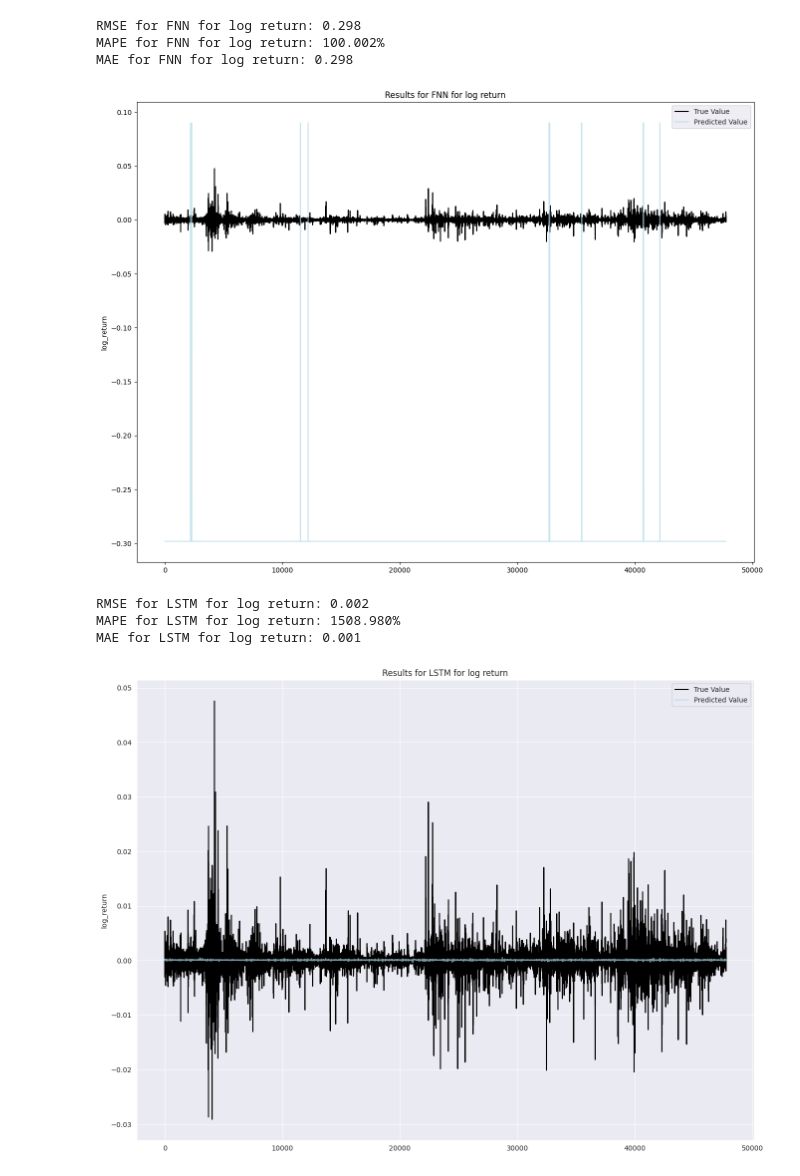
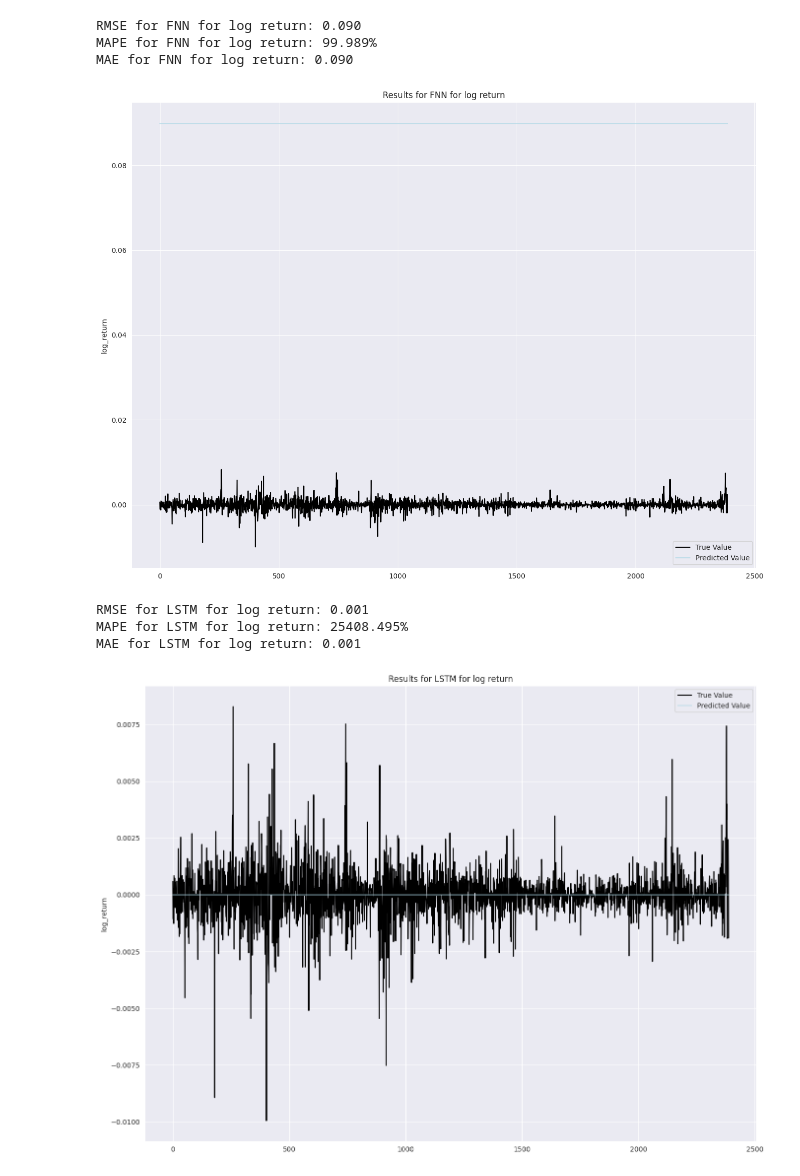
Before and after one commit to Nakinamo/Bitcoin-Price-Prediction, a Jupyter notebook: notebook886786a93d.ipynb, the cells around one changed output. Drawn from its saved outputs; the diff is of its cells as text; code cells hidden in the pictures.

```diff
--- a/notebook886786a93d.ipynb
+++ b/notebook886786a93d.ipynb
@@ -395,0 +359,4 @@ results = pd.DataFrame()
+# %%
+gru_sw = SlidingWindowForecast().setModel(gru)
+clear_output()
+results = CountSlidingWindowResult(X_test, y_test, results, gru_sw, 'GRU with sliding window for log return')
@@ -395,0 +368,4 @@ results = pd.DataFrame()
+# %%
+lstm_sw = SlidingWindowForecast().setModel(lstm)
+clear_output()
+results = CountSlidingWindowResult(X_test, y_test, results, lstm_sw, 'LSTM with sliding window for log return')
@@ -396,19 +377,26 @@ results = pd.DataFrame()
+# %%
+X_train, X_test, y_train, y_test = SplitData(lookback_data, log_return, train_fraction=0.99)
+
+#Hyperparameters for regular forecasting
+fnn = FNNModel(n_layers=3, units=256, n_epochs=100, learning_rate=0.001, dropout=0.25)
+gru = GRUModel(n_layers=2, units=128, n_epochs=100, learning_rate=0.0005, dropout=0.25)
+lstm = LSTMModel(n_layers=2, units=64, n_epochs=150, learning_rate=0.0009, dropout=0.25)
 # %%
-fnn.fit(X_train, y_train)
+fnn.fit(X_train, y_train, n_epochs=30)
 clear_output()
 results = CountModelResult(X_test, y_test, results, fnn, 'FNN for log return')
 # %% [output]
-RMSE for FNN for log return: 0.298
-MAPE for FNN for log return: 100.002%
-MAE for FNN for log return: 0.298
+RMSE for FNN for log return: 0.090
+MAPE for FNN for log return: 99.989%
+MAE for FNN for log return: 0.090
-[figure, old version]
+[figure, new version]
 # %%
-lstm.fit(X_train, y_train, n_epochs=20)
+lstm.fit(X_train, y_train, n_epochs=30)
 clear_output()
 results = CountModelResult(X_test, y_test, results, lstm, 'LSTM for log return')
 # %% [output]
-RMSE for LSTM for log return: 0.002
-MAPE for LSTM for log return: 1508.980%
+RMSE for LSTM for log return: 0.001
+MAPE for LSTM for log return: 25408.495%
 MAE for LSTM for log return: 0.001
-[figure, old version]
+[figure, new version]
 # %%
```
Also changed, not shown: parts of 31 cells of this notebook.
